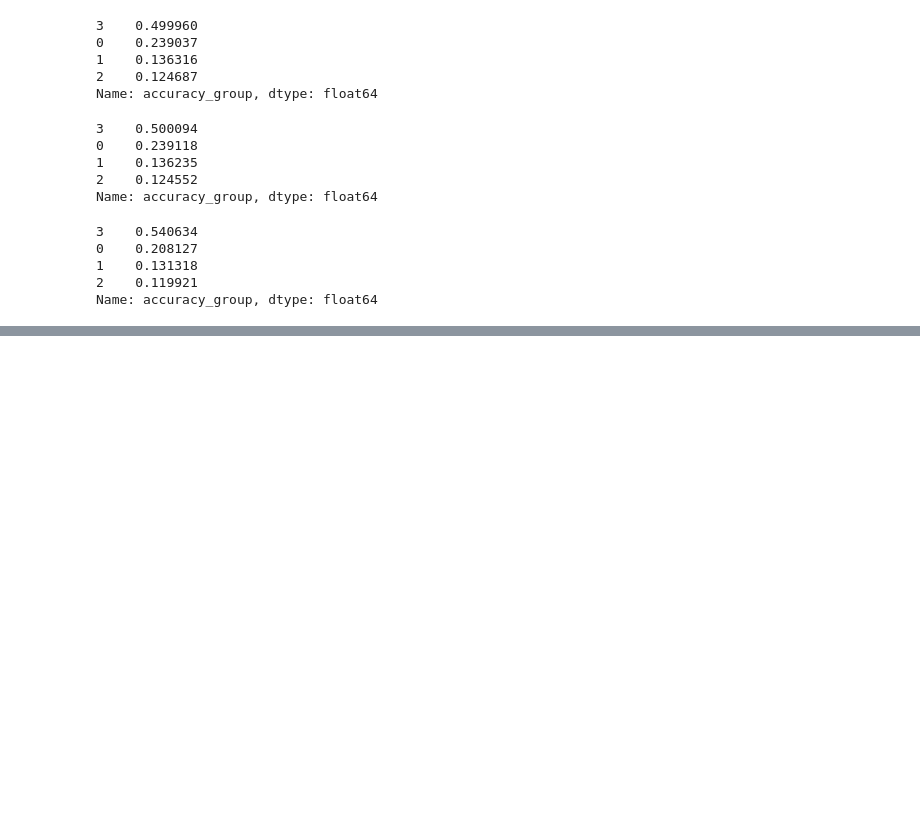
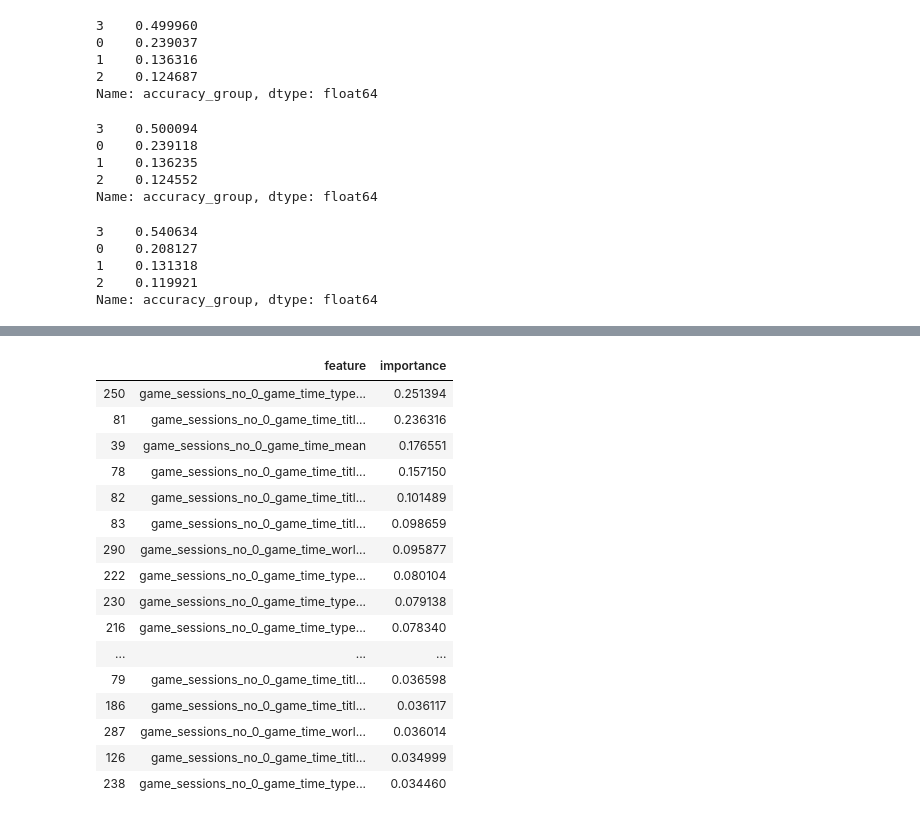
Before and after one commit to AndreyKoceruba/Children_learn, a Jupyter notebook: Children_learn.ipynb, the cells around one changed output, grey strips where cells are left out. Cells and saved outputs as stored; diff of their text form; code cells hidden in the pictures; blank space fills up the shorter version.

```diff
--- a/Children_learn.ipynb
+++ b/Children_learn.ipynb
@@ -604,6 +604,10 @@ np.all(train_alpha.columns == test_alpha.columns)
 True
 # %%
 drop = ['game_session', 'installation_id', 'accuracy_group']
+# %%
+#DELETE!!!!
+drop.extend(list(train_alpha.columns[list(map(lambda x: 'median' in x, train_alpha.columns))]))
+drop.extend(list(train_alpha.columns[list(map(lambda x: 'no_0' in x, train_alpha.columns))]))
 # %%
 X = train_alpha.drop(drop, axis=1)
 y = train_alpha['accuracy_group']
@@ -643,13 +647,13 @@ test_pool = Pool(X_test, cat_features=cat_features)
 model = CatBoostClassifier(
     loss_function='MultiClass',
     eval_metric=qwk,
-    iterations=100,
-    depth=2,
-    learning_rate=0.03,
+    iterations=2000,
+    depth=4,
+    learning_rate=0.003,
     random_seed=1992
 )
 # %%
-model.fit(train_pool, eval_set=valid_pool, use_best_model=True, plot=True, verbose=False, early_stopping_rounds=30)
+model.fit(train_pool, eval_set=valid_pool, use_best_model=True, plot=True, verbose=False)
 # %% [output]
 [interactive output not drawn]
 MetricVisualizer(layout=Layout(align_self='stretch', height='500px'))
@@ -684,0 +836,8 @@ qwk.qwk(y_pred[:, 0], y_test, 3)
+# %%
+cumsum_importances = feature_importances['importance'].cumsum()
+unnessesary_features = cumsum_importances[cumsum_importances > 95]
+print(unnessesary_features.shape[0])
+cutoff_index = unnessesary_features.index[0]
+print(cutoff_index)
+unnessesary_features_cutoff = feature_importances.loc[cutoff_index, 'importance']
+print(unnessesary_features_cutoff)
@@ -684,0 +893,23 @@ qwk.qwk(y_pred[:, 0], y_test, 3)
+# %%
+feature_importances[
+    feature_importances['feature'].apply(lambda x: 'game_sessions_no_0_game_time' in x) & \
+    (feature_importances['importance'] >= unnessesary_features_cutoff)
+]
+# %% [output]
+|  | feature | importance |
+| 250 | game_sessions_no_0_game_time_type... | 0.251394 |
+| 81 | game_sessions_no_0_game_time_titl... | 0.236316 |
+| 39 | game_sessions_no_0_game_time_mean | 0.176551 |
+| 78 | game_sessions_no_0_game_time_titl... | 0.157150 |
+| 82 | game_sessions_no_0_game_time_titl... | 0.101489 |
+| 83 | game_sessions_no_0_game_time_titl... | 0.098659 |
+| 290 | game_sessions_no_0_game_time_worl... | 0.095877 |
+| 222 | game_sessions_no_0_game_time_type... | 0.080104 |
+| 230 | game_sessions_no_0_game_time_type... | 0.079138 |
+| 216 | game_sessions_no_0_game_time_type... | 0.078340 |
+| ... | ... | ... |
+| 79 | game_sessions_no_0_game_time_titl... | 0.036598 |
+| 186 | game_sessions_no_0_game_time_titl... | 0.036117 |
+| 287 | game_sessions_no_0_game_time_worl... | 0.036014 |
+| 126 | game_sessions_no_0_game_time_titl... | 0.034999 |
+| 238 | game_sessions_no_0_game_time_type... | 0.034460 |
```
Also changed, not shown: parts of 7 cells of this notebook.
